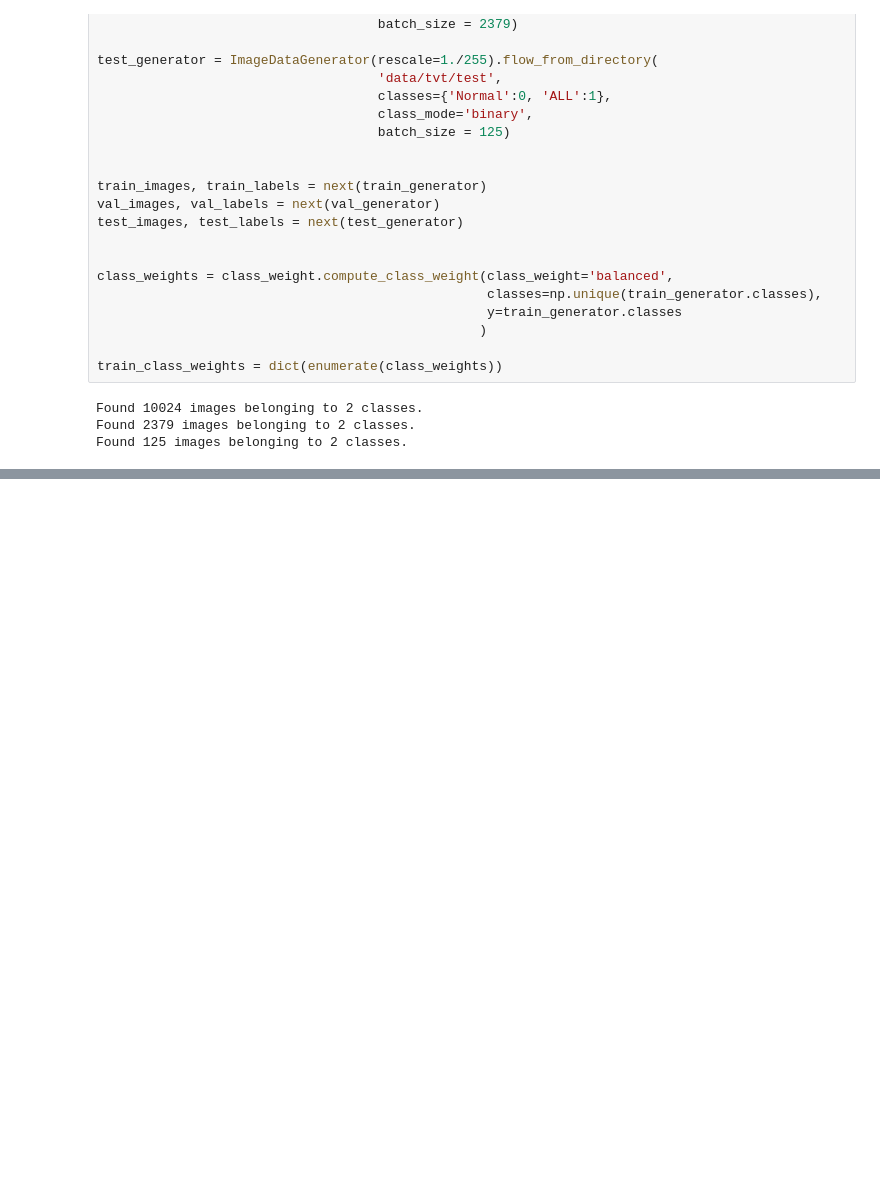
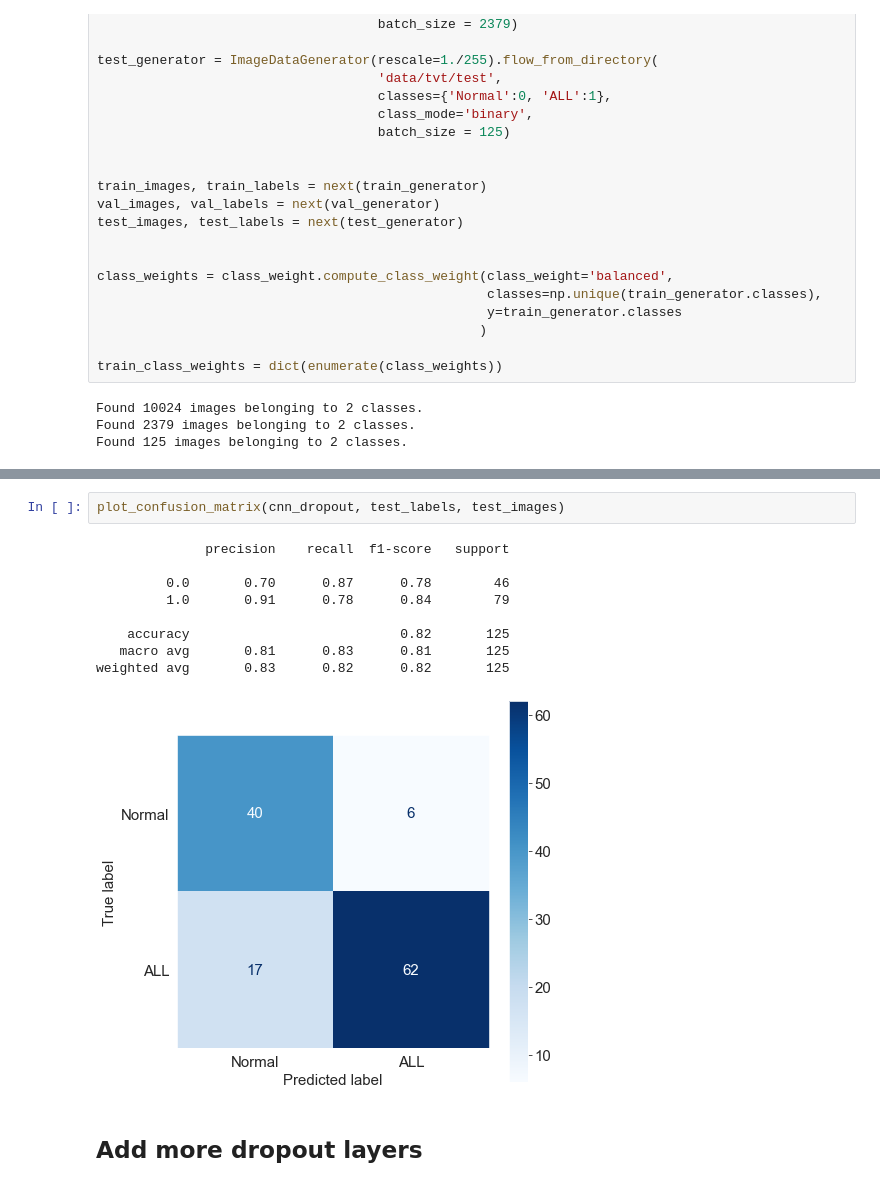
Before and after one commit to patrick-anastasio/Cancer-Image-Classification-Neural-Net, a Jupyter notebook: Notebook 1 of 2.ipynb, the cells around one changed output, grey strips where cells are left out. Drawn from its saved outputs; the diff is of its cells as text; blank space fills up the shorter version.

```diff
--- a/Notebook 1 of 2.ipynb
+++ b/Notebook 1 of 2.ipynb
@@ -816,0 +902,14 @@ weighted avg       0.53      0.55      0.54       125
+# %%
+plot_confusion_matrix(cnn_dropout, test_labels, test_images)
+# %% [output]
+              precision    recall  f1-score   support
+
+         0.0       0.70      0.87      0.78        46
+         1.0       0.91      0.78      0.84        79
+
+    accuracy                           0.82       125
+   macro avg       0.81      0.83      0.81       125
+weighted avg       0.83      0.82      0.82       125
+[figure, added]
+# %% [markdown]
+## Add more dropout layers
```
Also changed, not shown: parts of 70 cells of this notebook.
